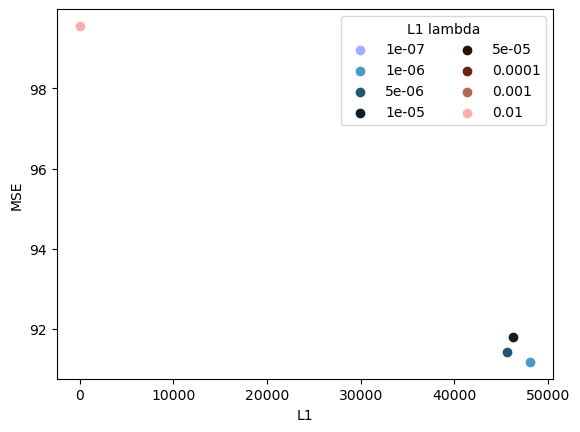
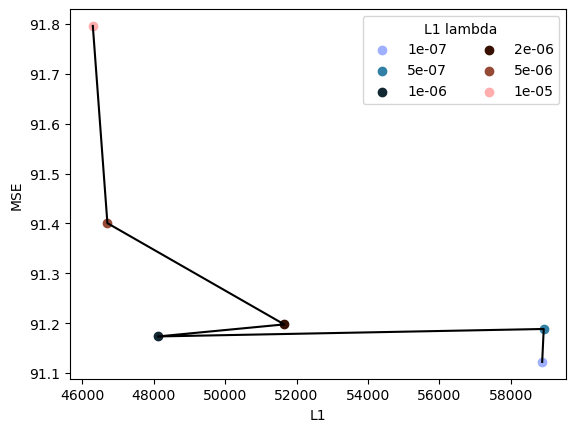
The notebook cell's code change between the first figure and the second:
--- before
+++ after
@@ -1,4 +1,4 @@
-lambdas = [1e-7 ,1e-6,5e-6,1e-5, 5e-5, 1e-4, 1e-3, 1e-2 ]
-models =  [    0,  19,  23,  21,    0,   24,    0,   20 ]
+lambdas = [1e-7, 5e-7, 1e-6, 2e-6, 5e-6, 7e-6, 1e-5]
+models =  [    27, 29, 19,   26,   23,   280, 21]
 mses = []
 l1s = []
@@ -10,5 +10,14 @@
         mses.append(None)
         l1s.append(None)
+
+condition = np.array([i is not None for i in mses])
+print(sum(condition))
+print(condition)
+mses = np.array(mses)[condition]
+l1s = np.array(l1s)[condition]
+lambdas = np.array(lambdas)[condition]
+
 cmap = cmc.berlin(np.linspace(0, 1, len(lambdas)))
+plt.plot(l1s, mses, color = 'k')
 for i in range(len(mses)):
     plt.scatter(l1s[i], mses[i], label=lambdas[i], c=cmap[i])
@@ -17,2 +26,3 @@
 plt.legend(loc=1, ncols=2,title='L1 lambda')
 plt.show()
+plt.close()

Commit: no reg, tanh, 3 networks, 6 layers, 40 neurons per layer